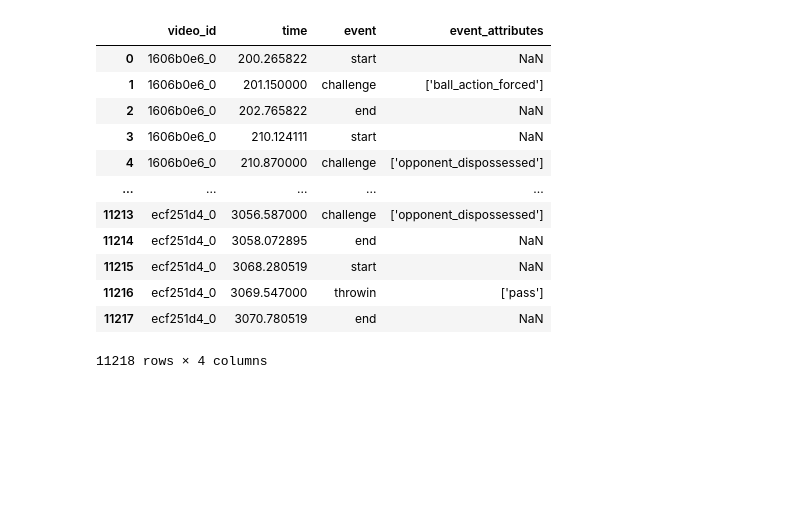
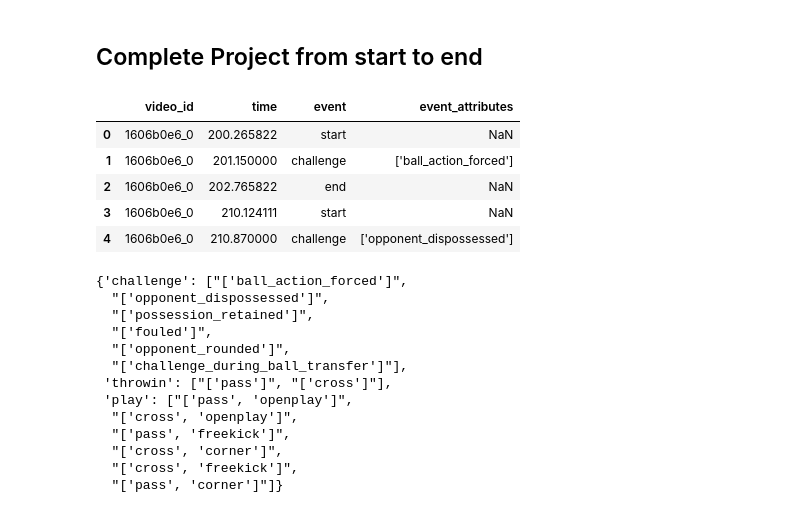
Before and after one commit to chau2450/Football-Event-Detection-Model, a Jupyter notebook: research/eda.ipynb, the cells around one changed output. Saved outputs shown, nothing was run; the diff lists cells and outputs as text; code cells hidden in the pictures; blank space fills up the shorter version.

```diff
--- a/research/eda.ipynb
+++ b/research/eda.ipynb
@@ -1 +1,3 @@
+# %% [markdown]
+## Complete Project from start to end
 # %%
@@ -8,17 +8,11 @@ import cv2
 # %%
-df_train = pd.read_csv("../data/raw_data/train.csv")
-df_train
+train = pd.read_csv('../data/raw_data/train.csv')
+
+train.head()
 # %% [output]
 |  | video_id | time | event | event_attributes |
 | 0 | 1606b0e6_0 | 200.265822 | start | NaN |
 | 1 | 1606b0e6_0 | 201.150000 | challenge | ['ball_action_forced'] |
 | 2 | 1606b0e6_0 | 202.765822 | end | NaN |
 | 3 | 1606b0e6_0 | 210.124111 | start | NaN |
 | 4 | 1606b0e6_0 | 210.870000 | challenge | ['opponent_dispossessed'] |
-| ... | ... | ... | ... | ... |
-| 11213 | ecf251d4_0 | 3056.587000 | challenge | ['opponent_dispossessed'] |
-| 11214 | ecf251d4_0 | 3058.072895 | end | NaN |
-| 11215 | ecf251d4_0 | 3068.280519 | start | NaN |
-| 11216 | ecf251d4_0 | 3069.547000 | throwin | ['pass'] |
-| 11217 | ecf251d4_0 | 3070.780519 | end | NaN |
-11218 rows × 4 columns
@@ -26,0 +19,25 @@ import yolov5
+# %%
+#lets categorize events attributes based on events
+
+events = train.query('event not in  ["end", "start"]')['event'].unique()
+event_att_dict = {}
+
+for key in events:
+    query = str('event == "event_replace"').replace('event_replace', str(key))
+    event_att_dict[key] = list(train.query(query)['event_attributes'].unique())
+
+event_att_dict
+# %% [output]
+{'challenge': ["['ball_action_forced']",
+  "['opponent_dispossessed']",
+  "['possession_retained']",
+  "['fouled']",
+  "['opponent_rounded']",
+  "['challenge_during_ball_transfer']"],
+ 'throwin': ["['pass']", "['cross']"],
+ 'play': ["['pass', 'openplay']",
+  "['cross', 'openplay']",
+  "['pass', 'freekick']",
+  "['cross', 'corner']",
+  "['cross', 'freekick']",
+  "['pass', 'corner']"]}
```
Also changed, not shown: parts of 9 cells of this notebook.
